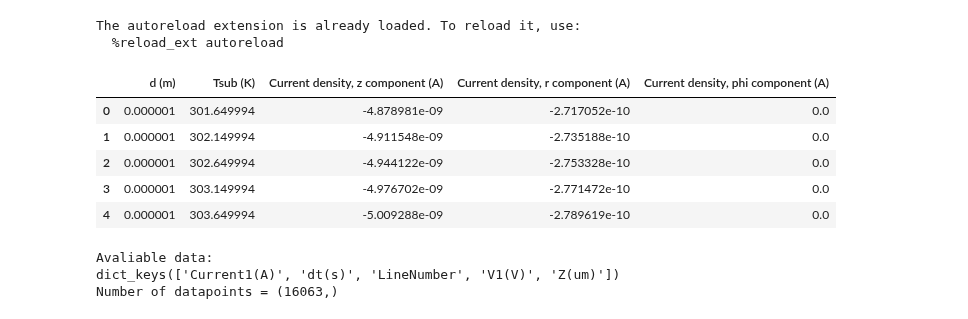
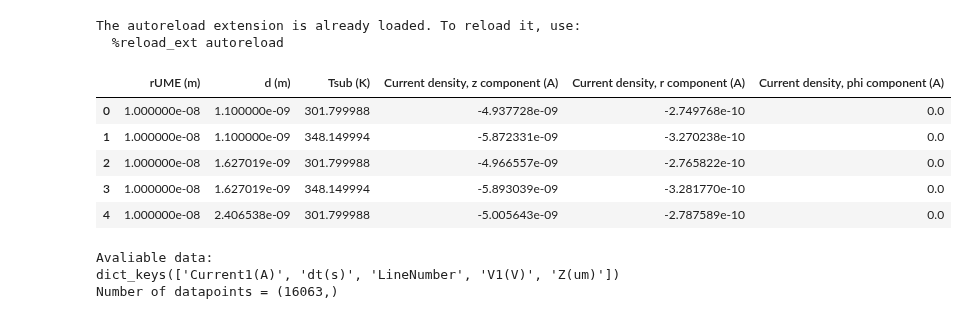
Before and after one commit to martinholub/sicm, a Jupyter notebook: notebooks/comsol.ipynb, the cells around one changed output. Drawn from its saved outputs; the diff is of its cells as text; code cells hidden in the pictures.

```diff
--- a/notebooks/comsol.ipynb
+++ b/notebooks/comsol.ipynb
@@ -21,17 +21,17 @@ from sicm.experiments.scan import Scan
 The autoreload extension is already loaded. To reload it, use:
   %reload_ext autoreload
 # %%
-datadir = "S:\\UsersData\\Martin\\projects\\thermometry\\comsol\\study3\\results\\_saved\\006"
+datadir = "S:\\UsersData\\Martin\\projects\\thermometry\\comsol\\study7\\results\\_saved\\003"
 exp_name = "ecJz" + ".txt"
 cm = ComsolModel(datadir, exp_name)
 cm.comsol.data.head()
 # %% [output]
-|  | d (m) | Tsub (K) | Current density, z component (A) | Current density, r component (A) | Current density, phi component (A) |
-| 0 | 0.000001 | 301.649994 | -4.878981e-09 | -2.717052e-10 | 0.0 |
-| 1 | 0.000001 | 302.149994 | -4.911548e-09 | -2.735188e-10 | 0.0 |
-| 2 | 0.000001 | 302.649994 | -4.944122e-09 | -2.753328e-10 | 0.0 |
-| 3 | 0.000001 | 303.149994 | -4.976702e-09 | -2.771472e-10 | 0.0 |
-| 4 | 0.000001 | 303.649994 | -5.009288e-09 | -2.789619e-10 | 0.0 |
+|  | rUME (m) | d (m) | Tsub (K) | Current density, z component (A) | Current density, r component (A) | Current density, phi component (A) |
+| 0 | 1.000000e-08 | 1.100000e-09 | 301.799988 | -4.937728e-09 | -2.749768e-10 | 0.0 |
+| 1 | 1.000000e-08 | 1.100000e-09 | 348.149994 | -5.872331e-09 | -3.270238e-10 | 0.0 |
+| 2 | 1.000000e-08 | 1.627019e-09 | 301.799988 | -4.966557e-09 | -2.765822e-10 | 0.0 |
+| 3 | 1.000000e-08 | 1.627019e-09 | 348.149994 | -5.893039e-09 | -3.281770e-10 | 0.0 |
+| 4 | 1.000000e-08 | 2.406538e-09 | 301.799988 | -5.005643e-09 | -2.787589e-10 | 0.0 |
 # %%
 datadir = "S:\\UsersData\\Martin\\2019\\05_May\\15\\approach4"
 exp_name = "approach4"
```
Also changed, not shown: parts of 2 cells of this notebook, 8 other files.
